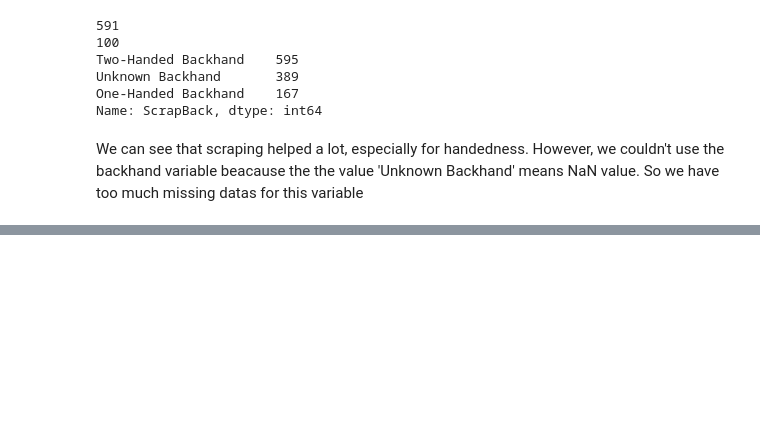
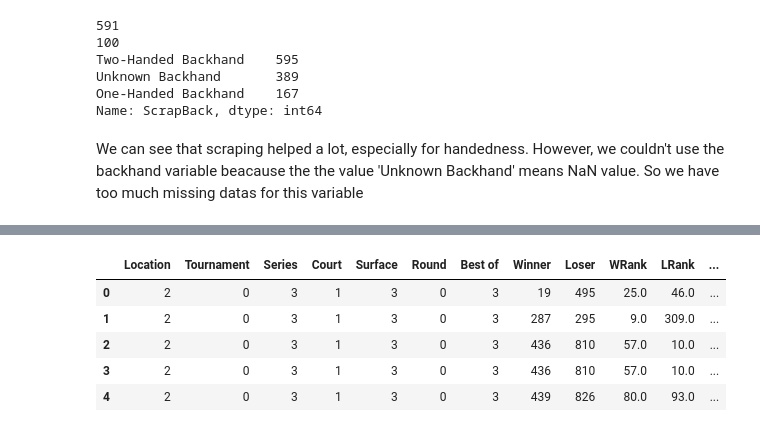
Before and after one commit to pmecchia/atp_matches, a Jupyter notebook: Model prediction.ipynb, the cells around one changed output, grey strips where cells are left out. Cells and saved outputs as stored; diff of their text form; code cells hidden in the pictures; blank space fills up the shorter version.

```diff
--- a/Model prediction.ipynb
+++ b/Model prediction.ipynb
@@ -464,0 +521,9 @@ We can see that scraping helped a lot, especially for handedness. However, we co
+# %%
+df_new_features=df_new_features.apply(lambda x: Labelizer(x) if x.dtype==object else x,axis=0) # Columns label encoding
+# %% [output]
+|  | Location | Tournament | Series | Court | Surface | Round | Best of | Winner | Loser | WRank | LRank | ... |
+| 0 | 2 | 0 | 3 | 1 | 3 | 0 | 3 | 19 | 495 | 25.0 | 46.0 | ... |
+| 1 | 2 | 0 | 3 | 1 | 3 | 0 | 3 | 287 | 295 | 9.0 | 309.0 | ... |
+| 2 | 2 | 0 | 3 | 1 | 3 | 0 | 3 | 436 | 810 | 57.0 | 10.0 | ... |
+| 3 | 2 | 0 | 3 | 1 | 3 | 0 | 3 | 436 | 810 | 57.0 | 10.0 | ... |
+| 4 | 2 | 0 | 3 | 1 | 3 | 0 | 3 | 439 | 826 | 80.0 | 93.0 | ... |
```
Also changed, not shown: parts of 14 cells of this notebook.
